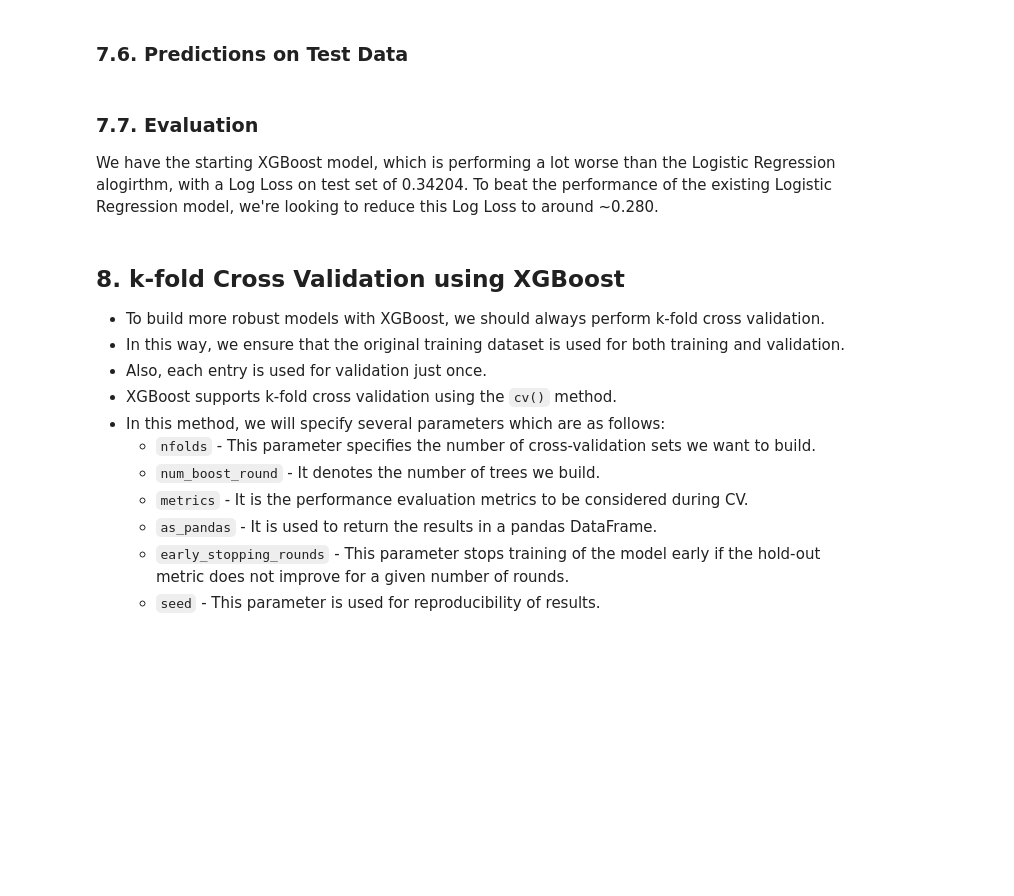
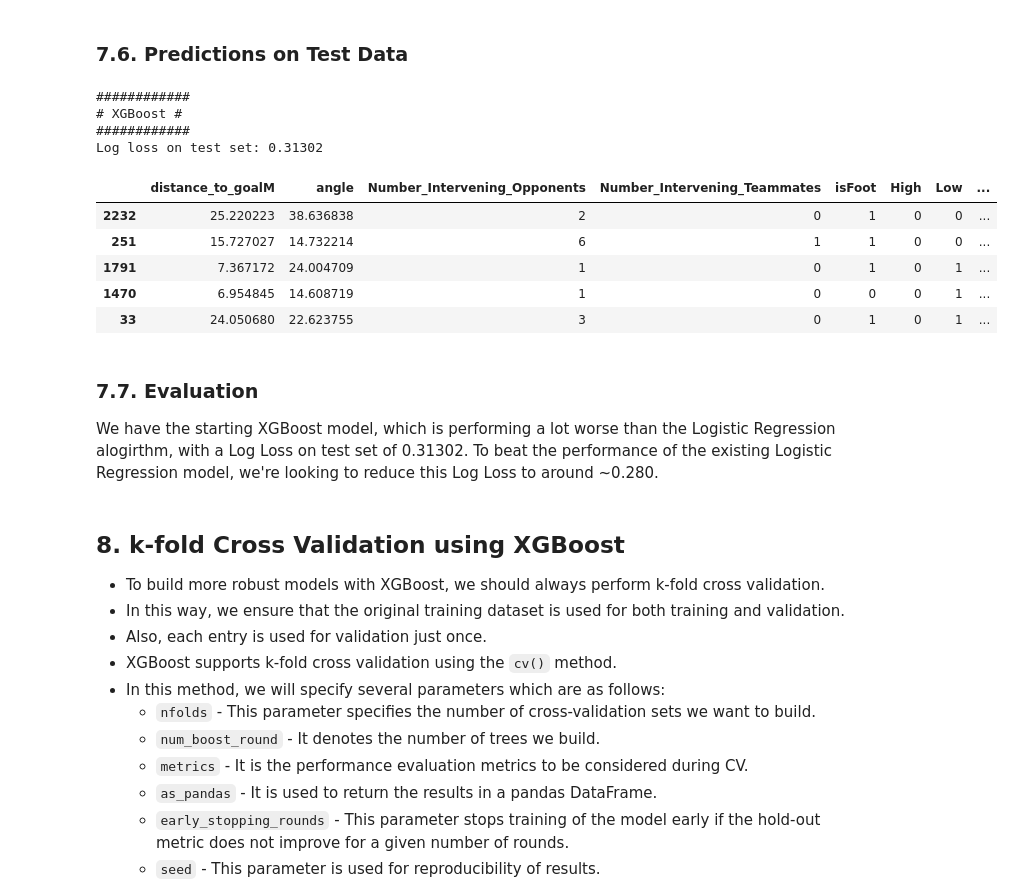
Before and after one commit to robbiejdunne/cfg_submission, a Jupyter notebook: notebooks/chance_quality_modelling/2) Gradient Boosted Chance Quality Model from Shots Data.ipynb, the cells around one changed output. Cells and saved outputs as stored; diff of their text form; code cells hidden in the pictures; blank space fills up the shorter version.

```diff
--- a/notebooks/chance_quality_modelling/2) Gradient Boosted Chance Quality Model from Shots Data.ipynb
+++ b/notebooks/chance_quality_modelling/2) Gradient Boosted Chance Quality Model from Shots Data.ipynb
@@ -863,8 +884,13 @@ print(xgb_clf)
 ### <a id='#section7.6'>7.6. Predictions on Test Data
 # %%
 # Predict the probabilities of test set
-y_pred = xgb_clf.predict_proba(X_test)
+pred_probs = xgb_clf.predict_proba(X_test)
 
 print("############\n# XGBoost #\n############")
 print(f"Log loss on test set: {sk_metrics.log_loss(y_test, pred_probs):.5f}")
-print(f"AUC on test set: {sk_metrics.roc_auc_score(y_test, pred_probs)*100:.2f}%")
+#print(f"AUC on test set: {sk_metrics.roc_auc_score(y_test, pred_probs)*100:.2f}%")
+# %% [output]
+############
+# XGBoost #
+############
+Log loss on test set: 0.31302
@@ -875,3 +897,19 @@ df_predictions.head()
+# %%
+# Convert the Probability Predictions array to a pandas DataFrame
+df_predictions_initial = pd.DataFrame(pred_probs, columns = ['prob_no_goal', 'prob_goal'])
+
+# Join the Probability Predictions back onto the original test DataFrame
+df_test_predictions_initial = pd.merge(X_test, df_predictions_initial, left_index=True, right_index=True)
+
+# Display DataFrame
+df_test_predictions_initial.head()
+# %% [output]
+|  | distance_to_goalM | angle | Number_Intervening_Opponents | Number_Intervening_Teammates | isFoot | High | Low | ... |
+| 2232 | 25.220223 | 38.636838 | 2 | 0 | 1 | 0 | 0 | ... |
+| 251 | 15.727027 | 14.732214 | 6 | 1 | 1 | 0 | 0 | ... |
+| 1791 | 7.367172 | 24.004709 | 1 | 0 | 1 | 0 | 1 | ... |
+| 1470 | 6.954845 | 14.608719 | 1 | 0 | 0 | 0 | 1 | ... |
+| 33 | 24.050680 | 22.623755 | 3 | 0 | 1 | 0 | 1 | ... |
 # %%
 # Convert the Probability Predictions array to a pandas DataFrame
 df_predictions = pd.DataFrame(predictions, index=X_test.index, columns=['Predicted_isGoal_default_params'])
@@ -883,7 +921,7 @@ df_test_predictions_initial = pd.merge(X_test, df_predictions, left_index=True,
 df_test_predictions_initial.head()
 # %% [markdown]
 ### <a id='#section7.7'>7.7. Evaluation
-We have the starting XGBoost model, which is performing a lot worse than the Logistic Regression alogirthm, with a Log Loss on test set of 0.34204. To beat the performance of the existing Logistic Regression model, we're looking to reduce this Log Loss to around ~0.280.
+We have the starting XGBoost model, which is performing a lot worse than the Logistic Regression alogirthm, with a Log Loss on test set of 0.31302. To beat the performance of the existing Logistic Regression model, we're looking to reduce this Log Loss to around ~0.280.
 # %% [markdown]
 ## <a id='#section8'>8. k-fold Cross Validation using XGBoost
 *    To build more robust models with XGBoost, we should always perform k-fold cross validation.
```
Also changed, not shown: parts of 52 cells of this notebook.
